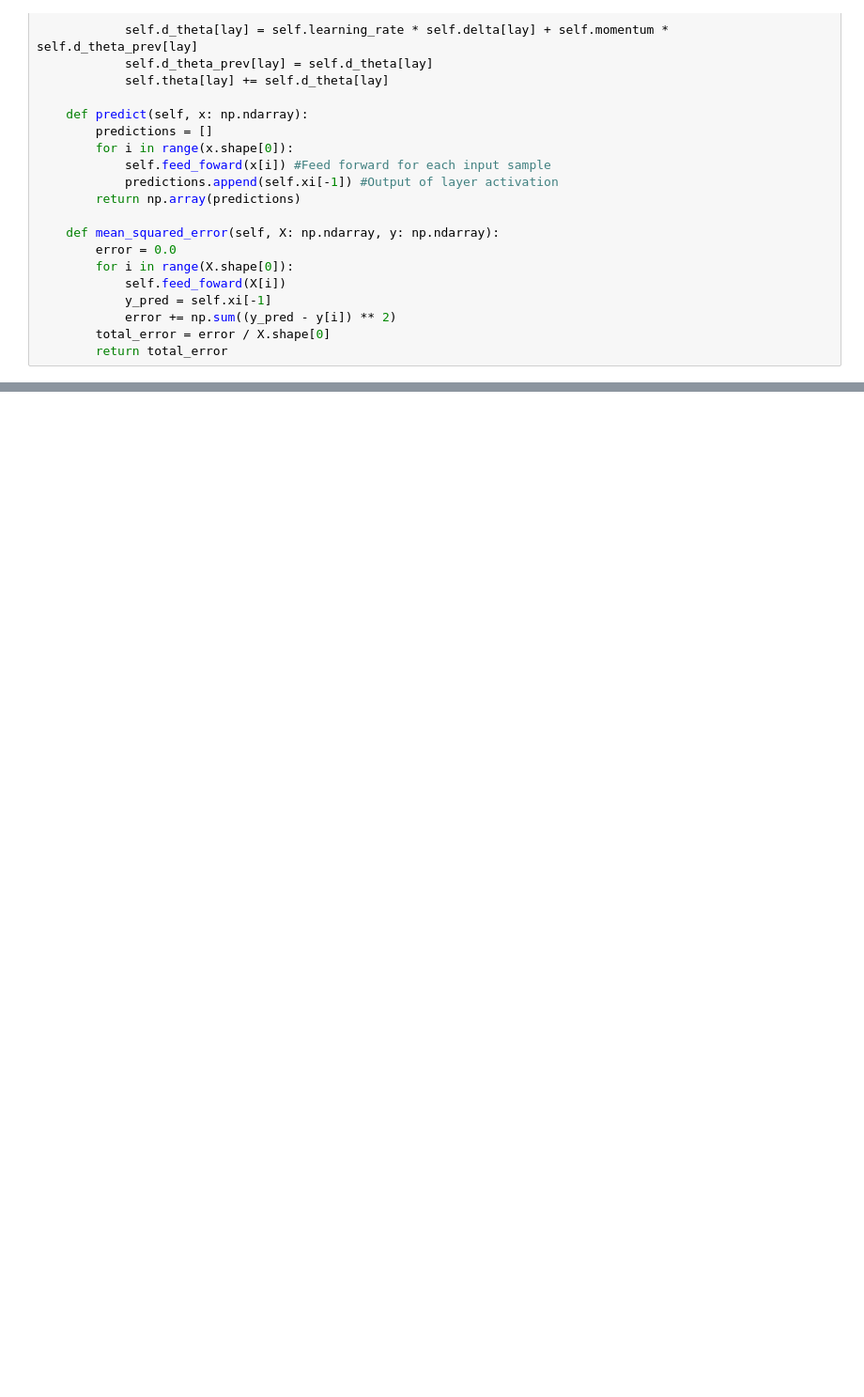
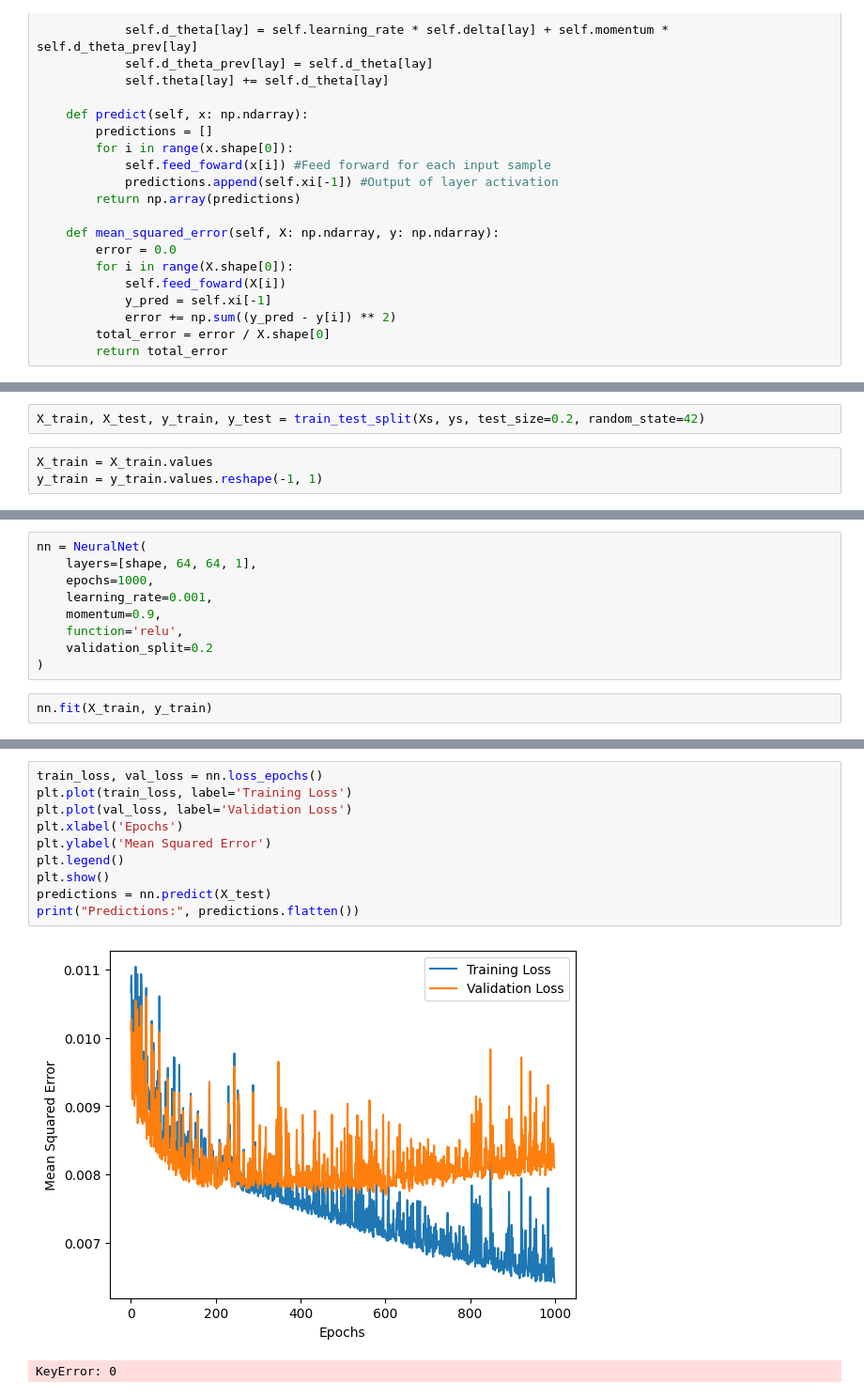
Before and after one commit to sarmijavier/Prediction-with-Supervised-Learning-Models, a Jupyter notebook: activity_1.ipynb, the cells around one changed output, grey strips where cells are left out. Shown at 94% size. Cells and saved outputs as stored; diff of their text form; blank space fills up the shorter version.

Commit message:
training NN, we get overfitting with relu, however using sigmoid I got something more interested

```diff
--- a/activity_1.ipynb
+++ b/activity_1.ipynb
@@ -445,0 +463,5 @@ class NeuralNet:
+# %%
+X_train, X_test, y_train, y_test = train_test_split(Xs, ys, test_size=0.2, random_state=42)
+# %%
+X_train = X_train.values
+y_train = y_train.values.reshape(-1, 1)
@@ -445,0 +491,11 @@ class NeuralNet:
+# %%
+nn = NeuralNet(
+    layers=[shape, 64, 64, 1],
+    epochs=1000,
+    learning_rate=0.001,
+    momentum=0.9,
+    function='relu',
+    validation_split=0.2
+)
+# %%
+nn.fit(X_train, y_train)
@@ -445,0 +513,13 @@ class NeuralNet:
+# %%
+train_loss, val_loss = nn.loss_epochs()
+plt.plot(train_loss, label='Training Loss')
+plt.plot(val_loss, label='Validation Loss')
+plt.xlabel('Epochs')
+plt.ylabel('Mean Squared Error')
+plt.legend()
+plt.show()
+predictions = nn.predict(X_test)
+print("Predictions:", predictions.flatten())
+# %% [output]
+[figure, added]
+KeyError: 0
```
Also changed, not shown: parts of 6 cells of this notebook.
